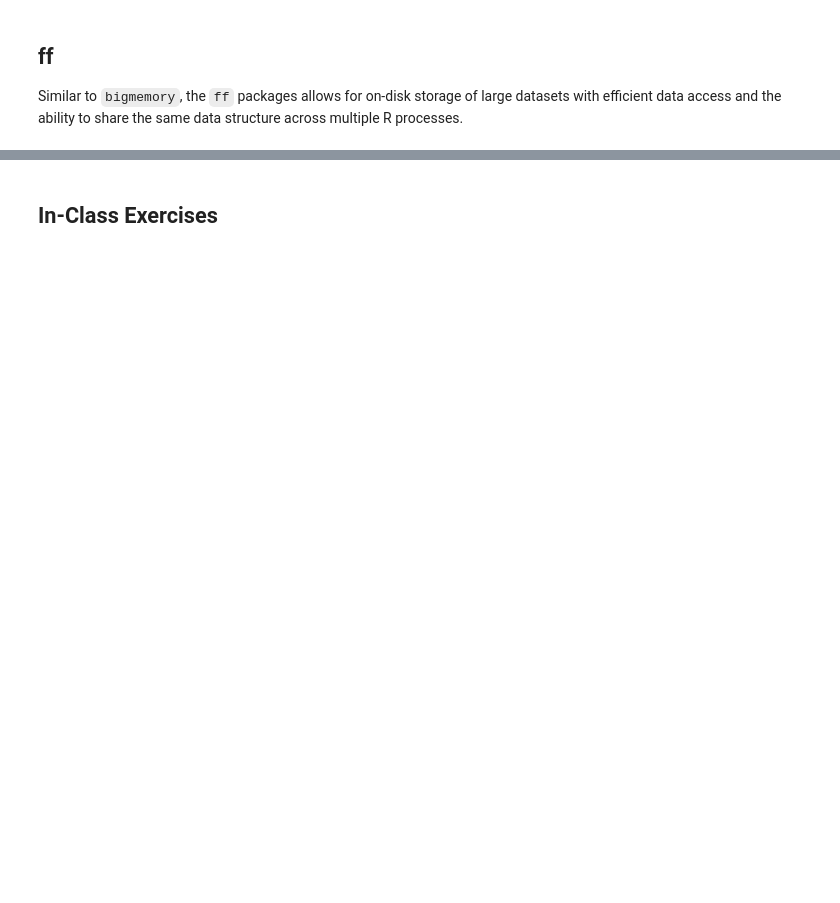
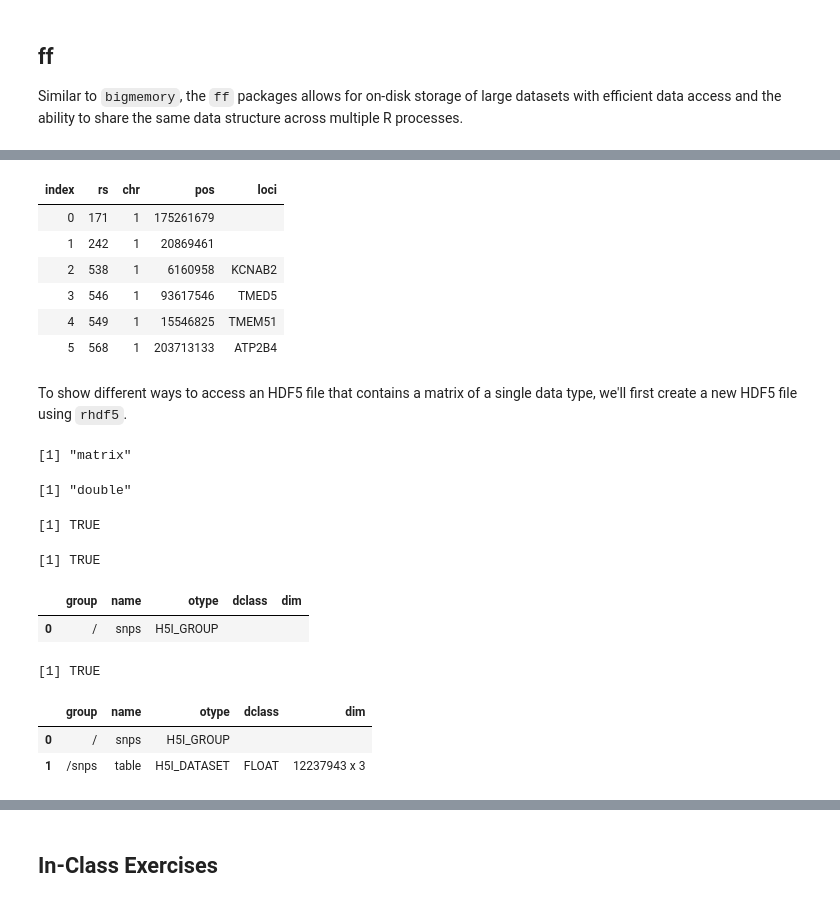
Before and after one commit to mooneymi/large_scale_data, a Jupyter notebook: BMI535_Week3_R_Data_Solutions.ipynb, the cells around one changed output, grey strips where cells are left out. Cells and saved outputs as stored; diff of their text form; code cells hidden in the pictures; blank space fills up the shorter version.

```diff
--- a/BMI535_Week3_R_Data_Solutions.ipynb
+++ b/BMI535_Week3_R_Data_Solutions.ipynb
@@ -347,0 +714,10 @@ snps_hdf5
+# %%
+head(snps_hdf5)
+# %% [output]
+| index | rs | chr | pos | loci |
+| 0 | 171 | 1 | 175261679 |  |
+| 1 | 242 | 1 | 20869461 |  |
+| 2 | 538 | 1 | 6160958 | KCNAB2 |
+| 3 | 546 | 1 | 93617546 | TMED5 |
+| 4 | 549 | 1 | 15546825 | TMEM51 |
+| 5 | 568 | 1 | 203713133 | ATP2B4 |
@@ -347,0 +727,2 @@ snps_hdf5
+# %% [markdown]
+To show different ways to access an HDF5 file that contains a matrix of a single data type, we'll first create a new HDF5 file using `rhdf5`.
@@ -348,2 +732,41 @@ snps_hdf5
+# %%
+class(m)
+# %% [output]
+[1] "matrix"
+# %%
+storage.mode(m)
+# %% [output]
+[1] "double"
+# %%
+## Create a new HDF5 file
+h5createFile("./data/snps_rhdf5.h5")
+# %% [output]
+[1] TRUE
+# %%
+## Let's create the same file structure as before,
+## but we'll include only the first three numeric columns
+h5createGroup("./data/snps_rhdf5.h5","snps")
+h5ls("./data/snps_rhdf5.h5")
+# %% [output]
+[1] TRUE
+|  | group | name | otype | dclass | dim |
+| 0 | / | snps | H5I_GROUP |  |  |
+# %%
+## First we create a dataset in the HDF5 file
+## with the correct dimensions
+## We also specifying the chunk size and compression level (default=6)
+h5createDataset(file="./data/snps_rhdf5.h5", dataset="snps/table",
+                dims=dim(snps_hdf5[,2:4]), chunk=c(1000,3), level=6)
+# %% [output]
+[1] TRUE
+# %%
+## We convert the dataframe to a matrix to ensure
+## it is stored as a numeric matrix
+h5write(m, "./data/snps_rhdf5.h5", "snps/table")
+h5ls("./data/snps_rhdf5.h5")
+# %% [output]
+|  | group | name | otype | dclass | dim |
+| 0 | / | snps | H5I_GROUP |  |  |
+| 1 | /snps | table | H5I_DATASET | FLOAT | 12237943 x 3 |
 # %%
 H5close()
```
Also changed, not shown: parts of 87 cells of this notebook, 1 other file.
